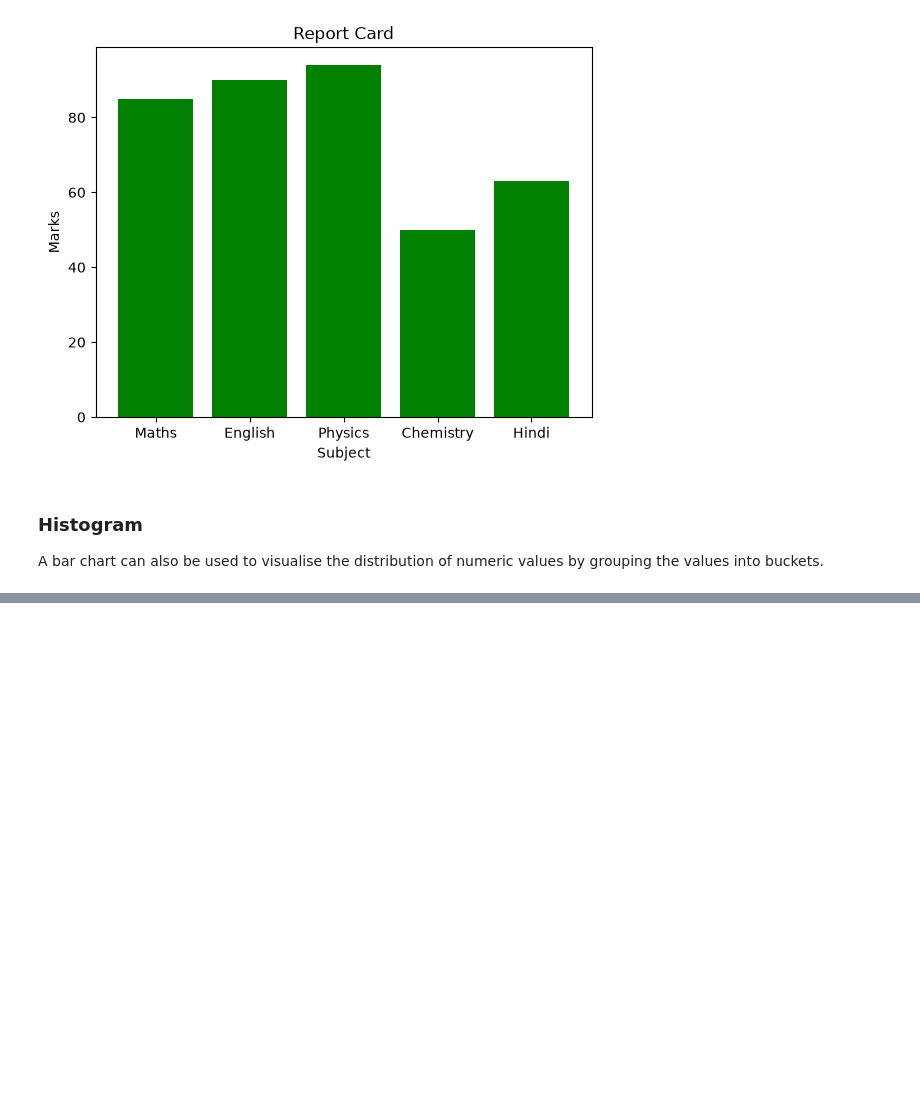
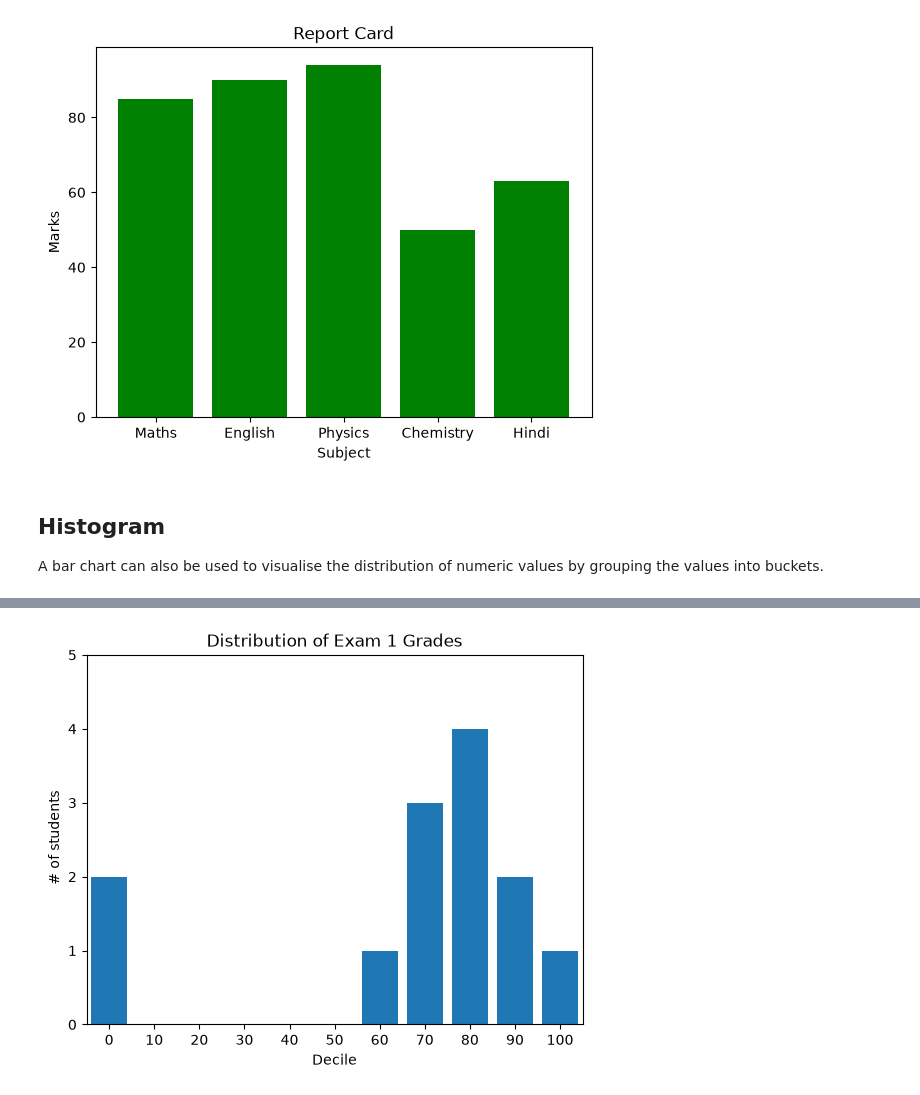
Before and after one commit to mat6099/Machine_Learning_Shelly, a Jupyter notebook: DataScienceFromScratch/CH3_VisualisingData.ipynb, the cells around one changed output, grey strips where cells are left out. Saved outputs shown, nothing was run; the diff lists cells and outputs as text; code cells hidden in the pictures; blank space fills up the shorter version.

Commit message:
histogram

```diff
--- a/DataScienceFromScratch/CH3_VisualisingData.ipynb
+++ b/DataScienceFromScratch/CH3_VisualisingData.ipynb
@@ -61,6 +61,6 @@ plt.show()
 # %% [output]
 [figure]
 # %% [markdown]
-### Histogram
+## **Histogram**
 A bar chart can also be used to visualise the distribution of numeric values by grouping the values into buckets.
 # %% [markdown]
@@ -68,4 +69,20 @@ A bar chart can also be used to visualise the distribution of numeric values by
 # %%
 import matplotlib.pyplot as plt
+from collections import Counter # to count how many times each value occurs
 grades = [83, 95, 91, 87, 70, 0, 85, 82, 100, 67, 73, 77, 0]
-decile =
+decile = lambda grade: grade // 10*10 # function that converts each grade into its decile
+# lambda is a way to write small function in a single line without usinf def.
+histogram = Counter(decile(grade) for grade in grades)
+# counter counts how many grades fall into each decile, for instance count of 0 is 2.
+
+plt.bar([x for x in histogram.keys()], histogram.values(),8)
+# histogram.values() gives no of students in each bucket, 8 is the width of each bar, hostogram.keys() gives deciles80,90,70 etc.
+#x - 4 shifts each bar to left by 4 units, used in older veersions.
+plt.axis([-5,105,0,5]) # xaxis is -5 to 105 and y axis is 0 to 5.
+plt.xticks([10*i for i in range(11)]) #xaxis labels at 0,10,...,100.
+plt.xlabel("Decile")
+plt.ylabel(" # of students")
+plt.title("Distribution of Exam 1 Grades")
+plt.show()
+# %% [output]
+[figure, added]
```
Also changed, not shown: parts of 2 cells of this notebook.
